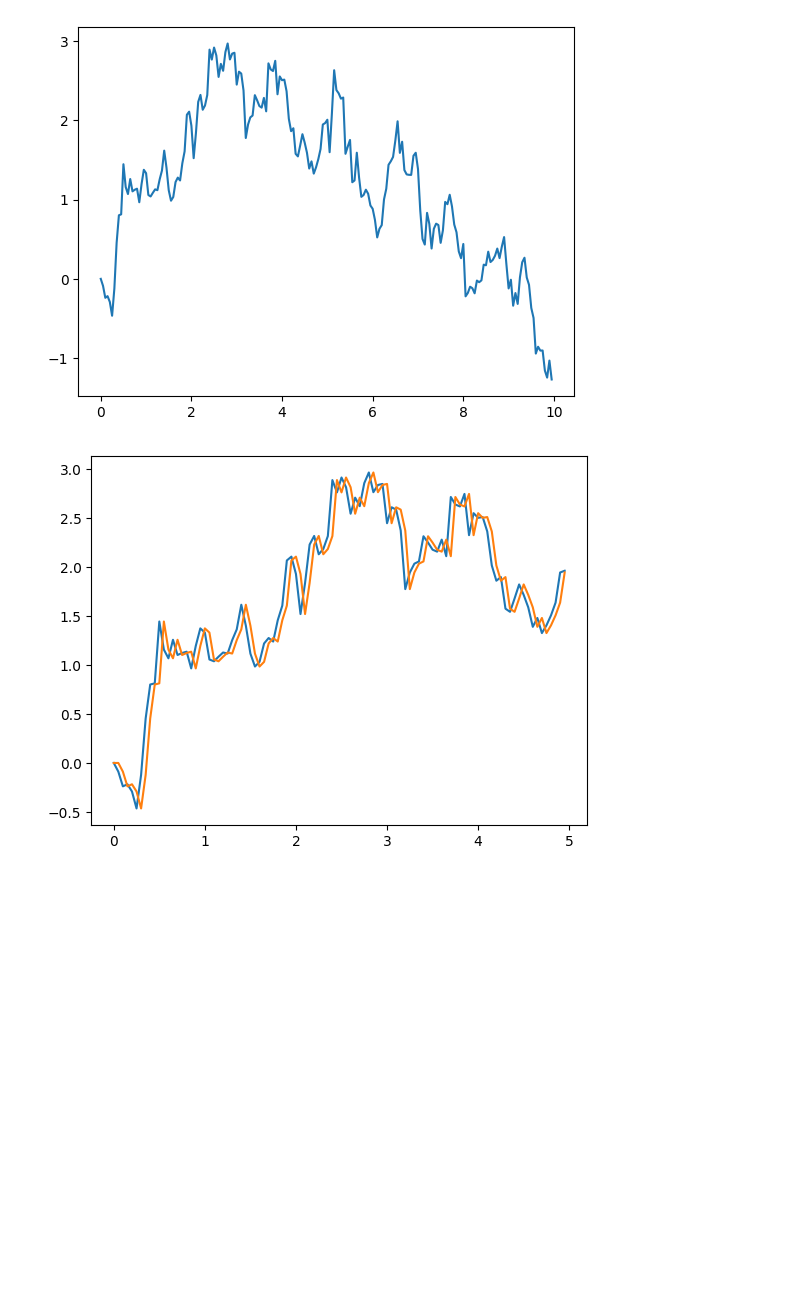
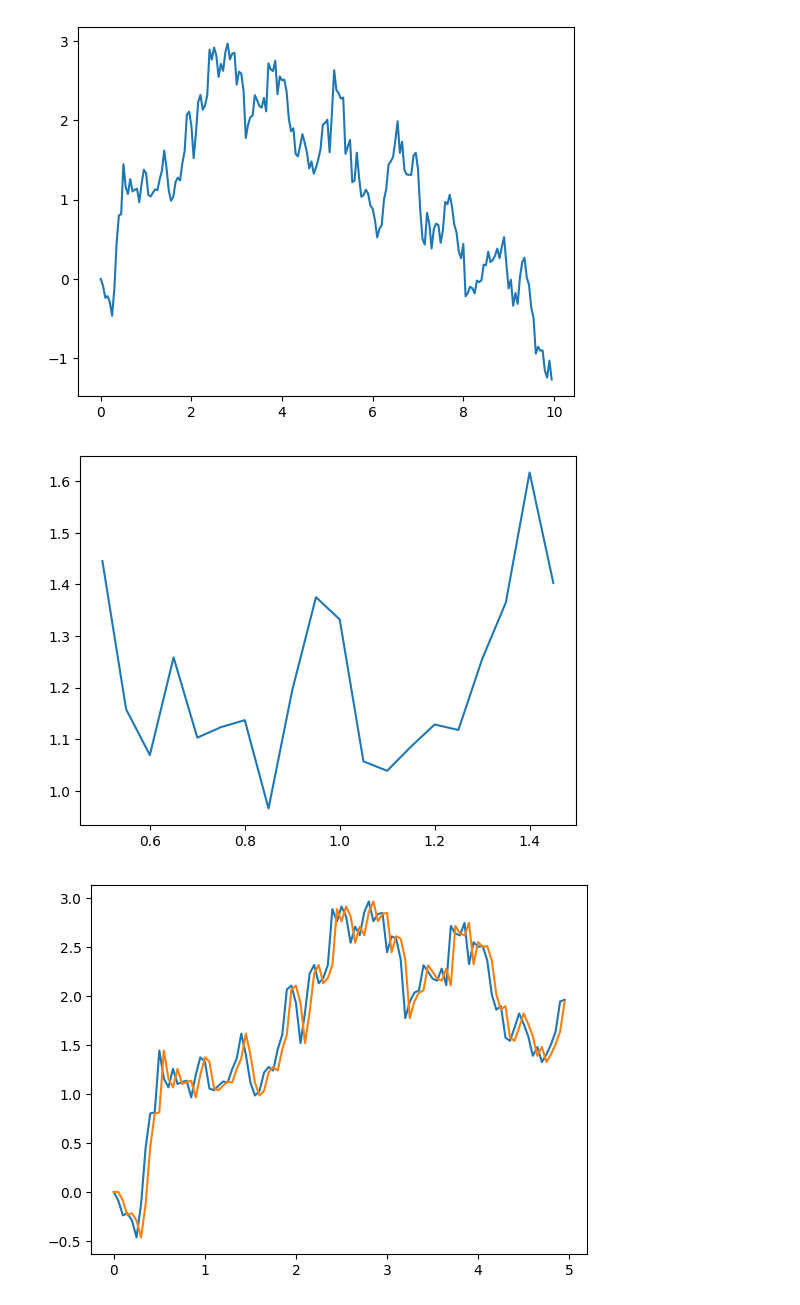
Before and after one commit to emilioferrucci/rough-vol-rough-paths, a Jupyter notebook: lead_lag.ipynb, the cells around one changed output. Saved outputs shown, nothing was run; the diff lists cells and outputs as text; code cells hidden in the pictures; blank space fills up the shorter version.

```diff
--- a/lead_lag.ipynb
+++ b/lead_lag.ipynb
@@ -36,6 +37,12 @@ plt.plot(times,bm_array)
 plt.show()
 # %% [output]
 [figure]
+# %%
+s0, s1 = 10, 30
+plt.plot(times[s0:s1],bm_array[s0:s1])
+plt.show()
+# %% [output]
+[figure, added]
 # %%
 # Create lagged control from a given control and join them
 def lagged_control(fun, lag):
```
Also changed, not shown: parts of 9 cells of this notebook, 1 other file.
